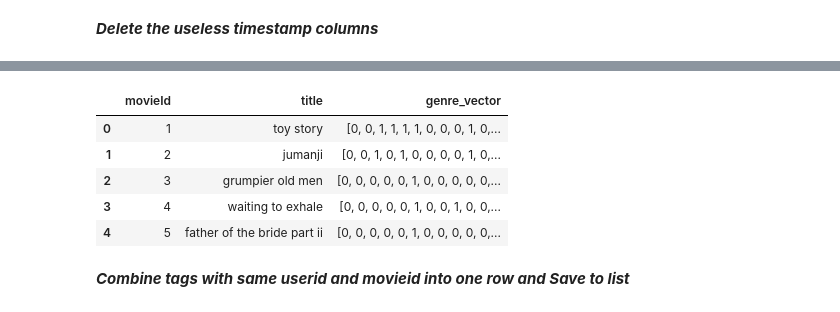
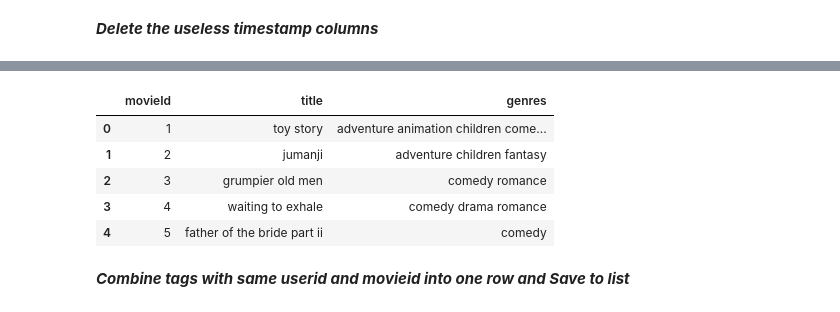
Before and after one commit to Karenw1004/DataScience, a Jupyter notebook: notebooks/WeekendMovieTrip.ipynb, the cells around one changed output, grey strips where cells are left out. Saved outputs shown, nothing was run; the diff lists cells and outputs as text; code cells hidden in the pictures.

```diff
--- a/notebooks/WeekendMovieTrip.ipynb
+++ b/notebooks/WeekendMovieTrip.ipynb
@@ -239,7 +246,6 @@ df_tags.drop("timestamp", axis=1, inplace=True)
    First,Split the | to new columns
 # %%
-df_genre_vector = df_movies.set_index('movieId')
-df_genre_vector= df_genre_vector["genres"].str.split("|", expand=True)
+df_genre_vector= df_movies["genres"].str.replace("|", " ")
 
 df_genre_vector.head()
 # %% [output]
@@ -255,4 +257,0 @@ Convert the horizontal values to vertical by stacking them into one index
-# %%
-df_genre_vector = df_genre_vector.stack()
-
-df_genre_vector
@@ -275,4 +257,0 @@ Do one hot encoding to convert the string to numbers
-# %%
-df_genre_vector = get_dummies(df_genre_vector).groupby(level = 0).sum().reset_index()
-
-df_genre_vector.head()
@@ -287,14 +258,14 @@ df_genre_vector.head()
 # %%
-df_movies["genre_vector"] = df_genre_vector.iloc[:, 1:].values.tolist()
-del df_movies["genres"]
+df_movies["genres"] = df_genre_vector
+
 df_movies.head()
 # %% [output]
-|  | movieId | title | genre_vector |
-| 0 | 1 | toy story | [0, 0, 1, 1, 1, 1, 0, 0, 0, 1, 0,... |
-| 1 | 2 | jumanji | [0, 0, 1, 0, 1, 0, 0, 0, 0, 1, 0,... |
-| 2 | 3 | grumpier old men | [0, 0, 0, 0, 0, 1, 0, 0, 0, 0, 0,... |
-| 3 | 4 | waiting to exhale | [0, 0, 0, 0, 0, 1, 0, 0, 1, 0, 0,... |
-| 4 | 5 | father of the bride part ii | [0, 0, 0, 0, 0, 1, 0, 0, 0, 0, 0,... |
+|  | movieId | title | genres |
+| 0 | 1 | toy story | adventure animation children come... |
+| 1 | 2 | jumanji | adventure children fantasy |
+| 2 | 3 | grumpier old men | comedy romance |
+| 3 | 4 | waiting to exhale | comedy drama romance |
+| 4 | 5 | father of the bride part ii | comedy |
 # %% [markdown]
 ***Combine tags with same userid and movieid into one row and Save to list***
 # %%
```
Also changed, not shown: parts of 19 cells of this notebook.
